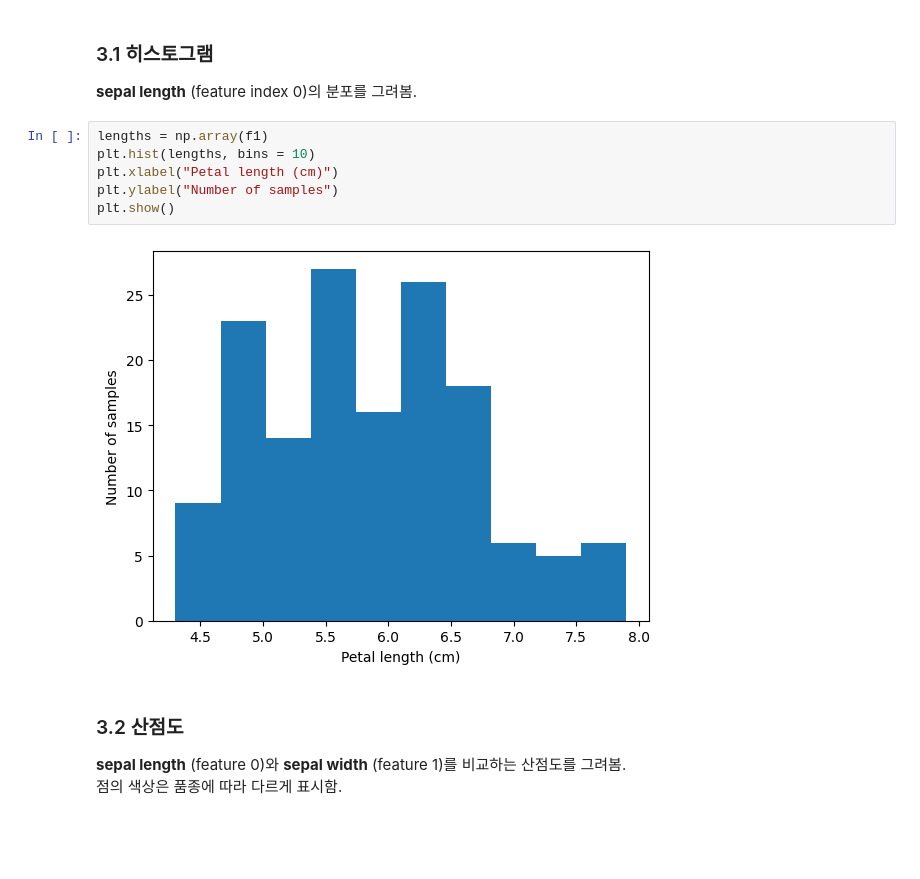
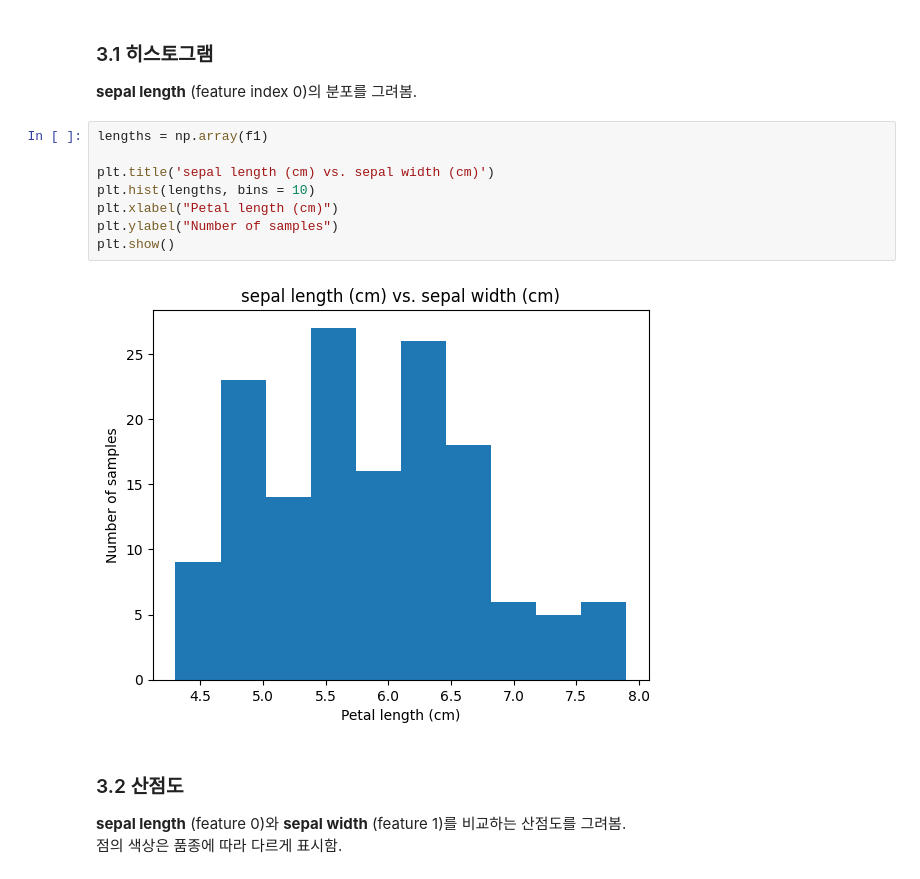
Before and after one commit to juwoojae/FundamentalsOfDataScience, a Jupyter notebook: week3/3주차_실습_2.ipynb, the cells around one changed output. Saved outputs shown, nothing was run; the diff lists cells and outputs as text; blank space fills up the shorter version.

```diff
--- a/week3/3주차_실습_2.ipynb
+++ b/week3/3주차_실습_2.ipynb
@@ -94,12 +98,14 @@ virginica: 50 samples
 **sepal length** (feature index 0)의 분포를 그려봄.
 # %%
 lengths = np.array(f1)
+
+plt.title('sepal length (cm) vs. sepal width (cm)')
 plt.hist(lengths, bins = 10)
 plt.xlabel("Petal length (cm)")
 plt.ylabel("Number of samples")
 plt.show()
 # %% [output]
-[figure, old version]
+[figure, new version]
 # %% [markdown]
 ### 3.2 산점도
 
```
Also changed, not shown: parts of 3 cells of this notebook, 15 other files.
